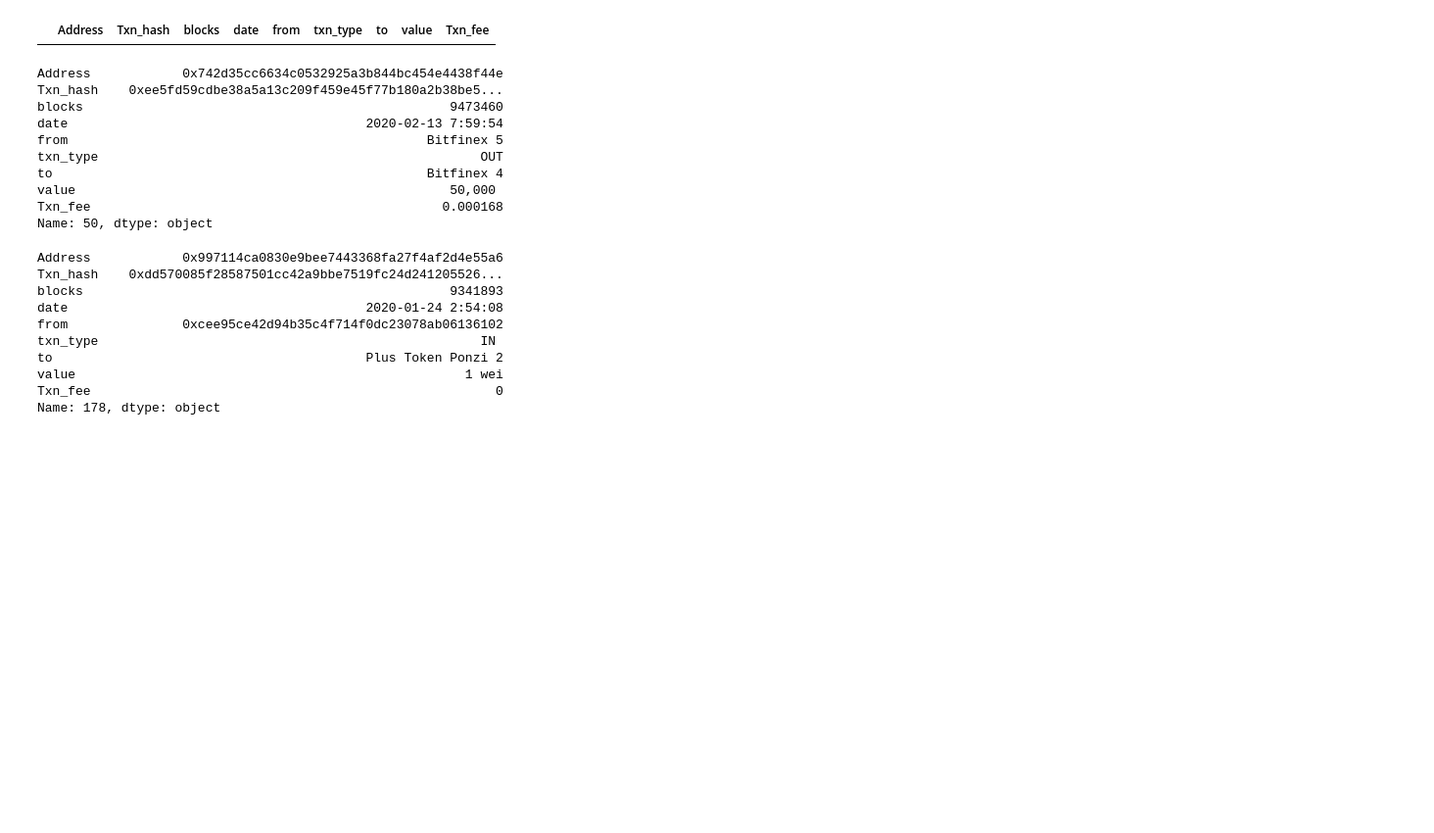
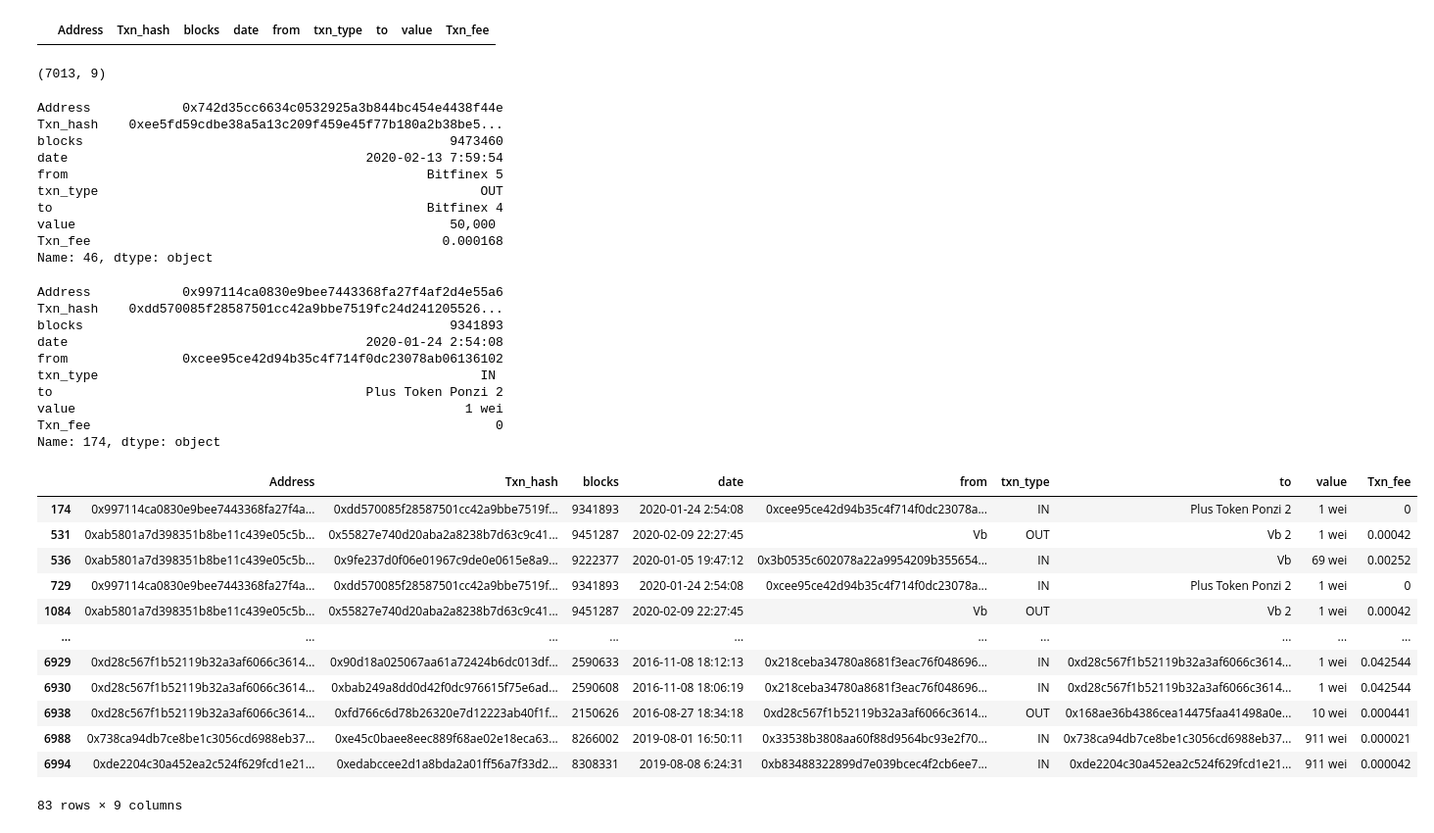
Before and after one commit to m-shilpa/ethereum-data-analysis, a Jupyter notebook: ethereum_1.ipynb, the cells around one changed output. Shown: that part at 98% size. Saved outputs shown, nothing was run; the diff lists cells and outputs as text; code cells hidden in the pictures; blank space fills up the shorter version.

```diff
--- a/ethereum_1.ipynb
+++ b/ethereum_1.ipynb
@@ -372,3 +342,4 @@ pending_tran.shape
 # %%
 # drop rows with "blocks" = "(pending)"
 transaction = transaction.drop(pending_tran.index,axis = 0)
+transaction.reset_index(drop=True, inplace=True)
@@ -384,6 +381,10 @@ transaction = transaction.drop(pending_tran.index,axis = 0)
 (transaction.loc[transaction["Txn_fee"]=="(Pending)"])
 # %% [output]
 |  | Address | Txn_hash | blocks | date | from | txn_type | to | value | Txn_fee |
+# %%
+transaction.shape
+# %% [output]
+(7013, 9)
 # %%
 # replace 'Ether' with '' for 'value' column
 transaction['value'] = transaction['value'].str.replace('Ether', '')
@@ -400,7 +401,7 @@ txn_type                                                  OUT
 to                                                 Bitfinex 4
 value                                                 50,000
 Txn_fee                                              0.000168
-Name: 50, dtype: object
+Name: 46, dtype: object
 # %%
 # replace ',' with ''
 transaction['value'] = transaction['value'].str.replace(',', '')
@@ -417,4 +418,21 @@ txn_type                                                  IN
 to                                         Plus Token Ponzi 2
 value                                                   1 wei
 Txn_fee                                                     0
-Name: 178, dtype: object
+Name: 174, dtype: object
+# %%
+wei = transaction[transaction['value'].str.contains(pat = 'wei') ]
+wei
+# %% [output]
+|  | Address | Txn_hash | blocks | date | from | txn_type | to | value | Txn_fee |
+| 174 | 0x997114ca0830e9bee7443368fa27f4a... | 0xdd570085f28587501cc42a9bbe7519f... | 9341893 | 2020-01-24 2:54:08 | 0xcee95ce42d94b35c4f714f0dc23078a... | IN | Plus Token Ponzi 2 | 1 wei | 0 |
+| 531 | 0xab5801a7d398351b8be11c439e05c5b... | 0x55827e740d20aba2a8238b7d63c9c41... | 9451287 | 2020-02-09 22:27:45 | Vb | OUT | Vb 2 | 1 wei | 0.00042 |
+| 536 | 0xab5801a7d398351b8be11c439e05c5b... | 0x9fe237d0f06e01967c9de0e0615e8a9... | 9222377 | 2020-01-05 19:47:12 | 0x3b0535c602078a22a9954209b355654... | IN | Vb | 69 wei | 0.00252 |
+| 729 | 0x997114ca0830e9bee7443368fa27f4a... | 0xdd570085f28587501cc42a9bbe7519f... | 9341893 | 2020-01-24 2:54:08 | 0xcee95ce42d94b35c4f714f0dc23078a... | IN | Plus Token Ponzi 2 | 1 wei | 0 |
+| 1084 | 0xab5801a7d398351b8be11c439e05c5b... | 0x55827e740d20aba2a8238b7d63c9c41... | 9451287 | 2020-02-09 22:27:45 | Vb | OUT | Vb 2 | 1 wei | 0.00042 |
+| ... | ... | ... | ... | ... | ... | ... | ... | ... | ... |
+| 6929 | 0xd28c567f1b52119b32a3af6066c3614... | 0x90d18a025067aa61a72424b6dc013df... | 2590633 | 2016-11-08 18:12:13 | 0x218ceba34780a8681f3eac76f048696... | IN | 0xd28c567f1b52119b32a3af6066c3614... | 1 wei | 0.042544 |
+| 6930 | 0xd28c567f1b52119b32a3af6066c3614... | 0xbab249a8dd0d42f0dc976615f75e6ad... | 2590608 | 2016-11-08 18:06:19 | 0x218ceba34780a8681f3eac76f048696... | IN | 0xd28c567f1b52119b32a3af6066c3614... | 1 wei | 0.042544 |
+| 6938 | 0xd28c567f1b52119b32a3af6066c3614... | 0xfd766c6d78b26320e7d12223ab40f1f... | 2150626 | 2016-08-27 18:34:18 | 0xd28c567f1b52119b32a3af6066c3614... | OUT | 0x168ae36b4386cea14475faa41498a0e... | 10 wei | 0.000441 |
+| 6988 | 0x738ca94db7ce8be1c3056cd6988eb37... | 0xe45c0baee8eec889f68ae02e18eca63... | 8266002 | 2019-08-01 16:50:11 | 0x33538b3808aa60f88d9564bc93e2f70... | IN | 0x738ca94db7ce8be1c3056cd6988eb37... | 911 wei | 0.000021 |
+| 6994 | 0xde2204c30a452ea2c524f629fcd1e21... | 0xedabccee2d1a8bda2a01ff56a7f33d2... | 8308331 | 2019-08-08 6:24:31 | 0xb83488322899d7e039bcec4f2cb6ee7... | IN | 0xde2204c30a452ea2c524f629fcd1e21... | 911 wei | 0.000042 |
+83 rows × 9 columns
```
Also changed, not shown: parts of 38 cells of this notebook.
